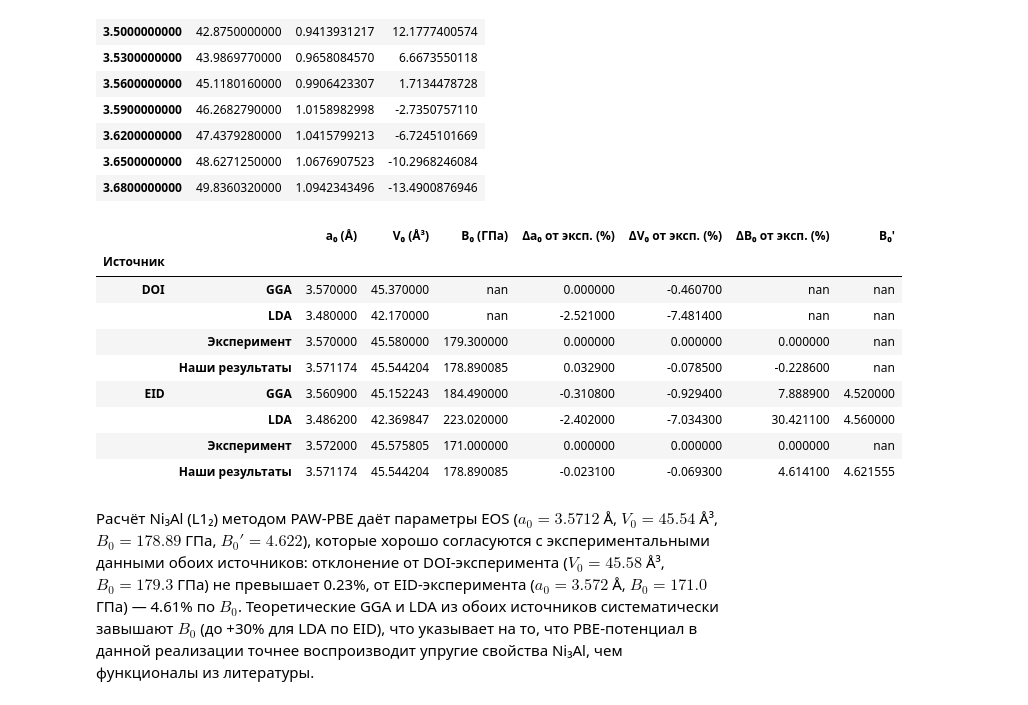
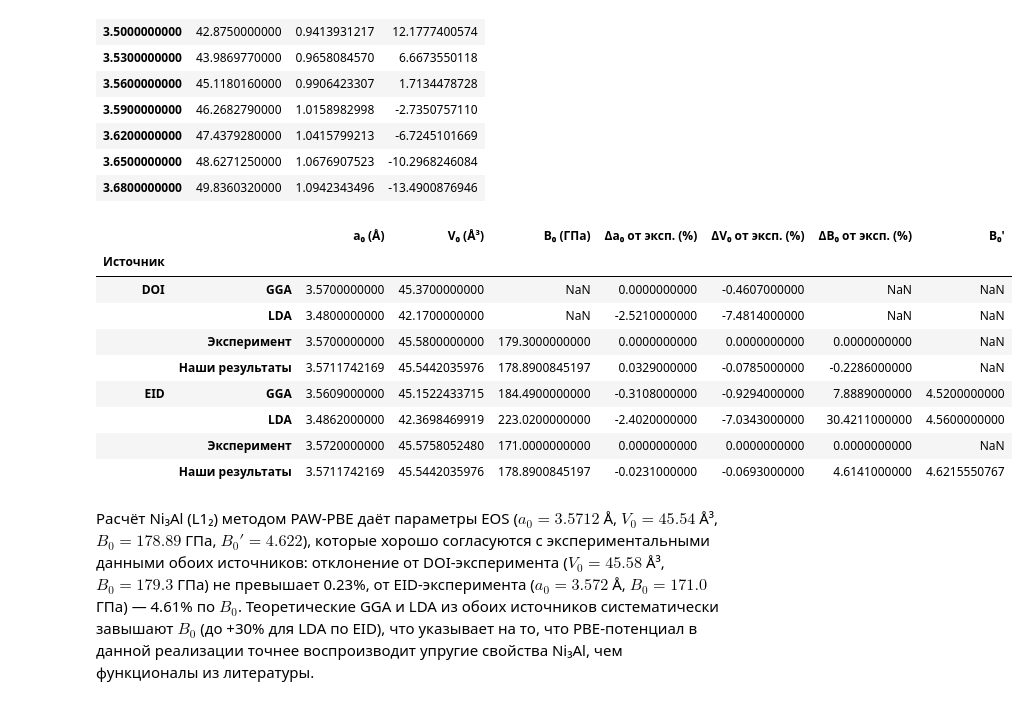
Before and after one commit to hherpa/HEA_L12, a Jupyter notebook: DFT/example_Ni3Al/run_06/run_06_VASP_analysis.ipynb, the cells around one changed output. Drawn from its saved outputs; the diff is of its cells as text; code cells hidden in the pictures.

```diff
--- a/DFT/example_Ni3Al/run_06/run_06_VASP_analysis.ipynb
+++ b/DFT/example_Ni3Al/run_06/run_06_VASP_analysis.ipynb
@@ -279,43 +279,38 @@ df_dft
 # %%
 doi = pd.DataFrame({
     'a₀ (Å)': [3.57, 3.48, 3.57],
     'V₀ (Å³)': [45.37, 42.17, 45.58],
     'B₀ (ГПа)': [np.nan, np.nan, 179.3],
 }, index=['GGA', 'LDA', 'Эксперимент'])
 doi.loc['Наши результаты'] = [a0, v0, b0_GPa]
 
 eid = pd.DataFrame({
     'a₀ (Å)': [3.5609, 3.4862, 3.572],
     'V₀ (Å³)': [3.5609**3, 3.4862**3, 3.572**3],
     'B₀ (ГПа)': [184.49, 223.02, 171.0],
     "B₀'": [4.520, 4.560, np.nan],
 }, index=['GGA', 'LDA', 'Эксперимент'])
 eid.loc['Наши результаты'] = [a0, v0, b0_GPa, b1]
 
 cols = [('a₀ (Å)', 'a₀'), ('V₀ (Å³)', 'V₀'), ('B₀ (ГПа)', 'B₀')]
 for df in (doi, eid):
     exp = df.loc['Эксперимент']
     for c, k in cols:
         df[f'Δ{k} от эксп. (%)'] = ((df[c] - exp[c]) / exp[c] * 100).round(4)
 
 df_all = pd.concat([doi, eid], keys=['DOI', 'EID'], names=['Источник'])
-df_all.style.apply(
-    lambda r: ['background-color: #d4edda'] * len(r) if r.name[1] == 'Эксперимент' else [''] * len(r),
-    axis=1
-).set_table_styles([
-    {'selector': '.row_heading.level0', 'props': [('vertical-align', 'top')]}
-], overwrite=False)
+df_all
 # %% [output]
 |  |  | a₀ (Å) | V₀ (Å³) | B₀ (ГПа) | Δa₀ от эксп. (%) | ΔV₀ от эксп. (%) | ΔB₀ от эксп. (%) | B₀' |
 | Источник |  |  |  |  |  |  |  |  |
-| DOI | GGA | 3.570000 | 45.370000 | nan | 0.000000 | -0.460700 | nan | nan |
-|  | LDA | 3.480000 | 42.170000 | nan | -2.521000 | -7.481400 | nan | nan |
-|  | Эксперимент | 3.570000 | 45.580000 | 179.300000 | 0.000000 | 0.000000 | 0.000000 | nan |
-|  | Наши результаты | 3.571174 | 45.544204 | 178.890085 | 0.032900 | -0.078500 | -0.228600 | nan |
-| EID | GGA | 3.560900 | 45.152243 | 184.490000 | -0.310800 | -0.929400 | 7.888900 | 4.520000 |
-|  | LDA | 3.486200 | 42.369847 | 223.020000 | -2.402000 | -7.034300 | 30.421100 | 4.560000 |
-|  | Эксперимент | 3.572000 | 45.575805 | 171.000000 | 0.000000 | 0.000000 | 0.000000 | nan |
-|  | Наши результаты | 3.571174 | 45.544204 | 178.890085 | -0.023100 | -0.069300 | 4.614100 | 4.621555 |
+| DOI | GGA | 3.5700000000 | 45.3700000000 | NaN | 0.0000000000 | -0.4607000000 | NaN | NaN |
+|  | LDA | 3.4800000000 | 42.1700000000 | NaN | -2.5210000000 | -7.4814000000 | NaN | NaN |
+|  | Эксперимент | 3.5700000000 | 45.5800000000 | 179.3000000000 | 0.0000000000 | 0.0000000000 | 0.0000000000 | NaN |
+|  | Наши результаты | 3.5711742169 | 45.5442035976 | 178.8900845197 | 0.0329000000 | -0.0785000000 | -0.2286000000 | NaN |
+| EID | GGA | 3.5609000000 | 45.1522433715 | 184.4900000000 | -0.3108000000 | -0.9294000000 | 7.8889000000 | 4.5200000000 |
+|  | LDA | 3.4862000000 | 42.3698469919 | 223.0200000000 | -2.4020000000 | -7.0343000000 | 30.4211000000 | 4.5600000000 |
+|  | Эксперимент | 3.5720000000 | 45.5758052480 | 171.0000000000 | 0.0000000000 | 0.0000000000 | 0.0000000000 | NaN |
+|  | Наши результаты | 3.5711742169 | 45.5442035976 | 178.8900845197 | -0.0231000000 | -0.0693000000 | 4.6141000000 | 4.6215550767 |
 # %% [markdown]
 Расчёт Ni₃Al (L1₂) методом PAW-PBE даёт параметры EOS ($a_0 = 3.5712$ Å, $V_0 = 45.54$ Å³, $B_0 = 178.89$ ГПа, $B_0' = 4.622$), которые хорошо согласуются с экспериментальными данными обоих источников: отклонение от DOI-эксперимента ($V_0 = 45.58$ Å³, $B_0 = 179.3$ ГПа) не превышает 0.23\%, от EID-эксперимента ($a_0 = 3.572$ Å, $B_0 = 171.0$ ГПа) — 4.61\% по $B_0$. Теоретические GGA и LDA из обоих источников систематически завышают $B_0$ (до +30\% для LDA по EID), что указывает на то, что PBE-потенциал в данной реализации точнее воспроизводит упругие свойства Ni₃Al, чем функционалы из литературы.
 # %%
```
